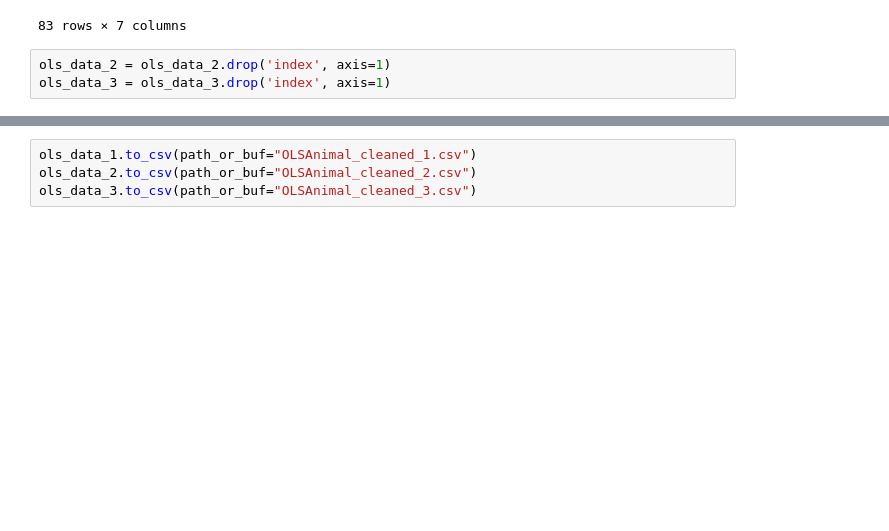
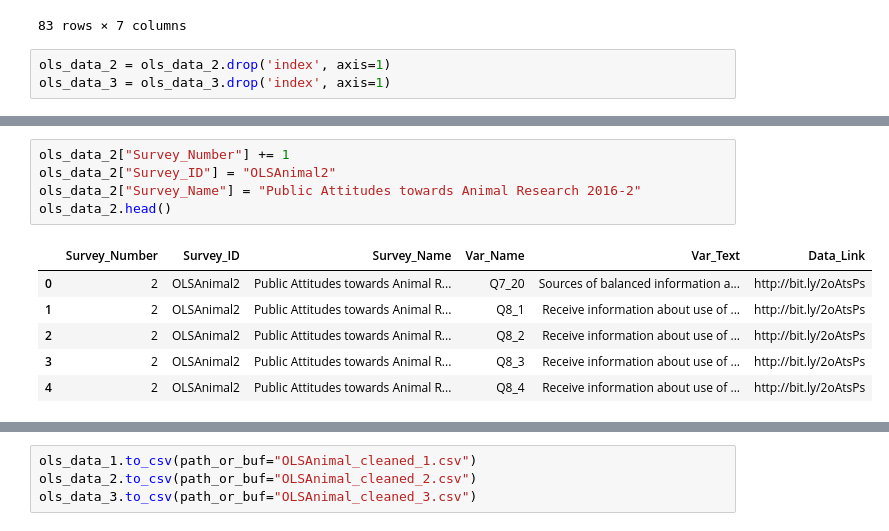
Before and after one commit to bethbailey/survey-search, a Jupyter notebook: Data/Public Attitudes towards Animal Research 2016/Cleaning OLS Animal Data.ipynb, the cells around one changed output, grey strips where cells are left out. Drawn from its saved outputs; the diff is of its cells as text; blank space fills up the shorter version.

```diff
--- a/Data/Public Attitudes towards Animal Research 2016/Cleaning OLS Animal Data.ipynb
+++ b/Data/Public Attitudes towards Animal Research 2016/Cleaning OLS Animal Data.ipynb
@@ -142,0 +119,12 @@ ols_data_3
+# %%
+ols_data_2["Survey_Number"] += 1
+ols_data_2["Survey_ID"] = "OLSAnimal2"
+ols_data_2["Survey_Name"] = "Public Attitudes towards Animal Research 2016-2"
+ols_data_2.head()
+# %% [output]
+|  | Survey_Number | Survey_ID | Survey_Name | Var_Name | Var_Text | Data_Link |
+| 0 | 2 | OLSAnimal2 | Public Attitudes towards Animal R... | Q7_20 | Sources of balanced information a... | http://bit.ly/2oAtsPs |
+| 1 | 2 | OLSAnimal2 | Public Attitudes towards Animal R... | Q8_1 | Receive information about use of ... | http://bit.ly/2oAtsPs |
+| 2 | 2 | OLSAnimal2 | Public Attitudes towards Animal R... | Q8_2 | Receive information about use of ... | http://bit.ly/2oAtsPs |
+| 3 | 2 | OLSAnimal2 | Public Attitudes towards Animal R... | Q8_3 | Receive information about use of ... | http://bit.ly/2oAtsPs |
+| 4 | 2 | OLSAnimal2 | Public Attitudes towards Animal R... | Q8_4 | Receive information about use of ... | http://bit.ly/2oAtsPs |
```
Also changed, not shown: parts of 14 cells of this notebook, 4 other files.
